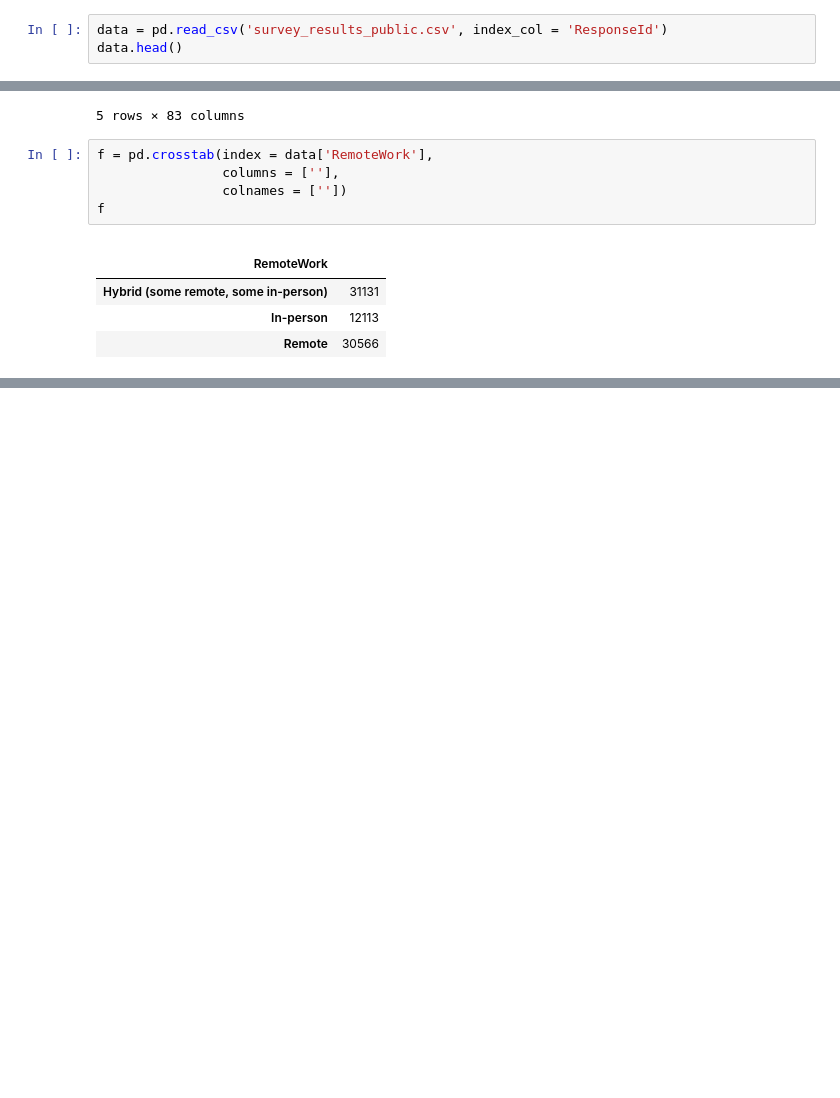
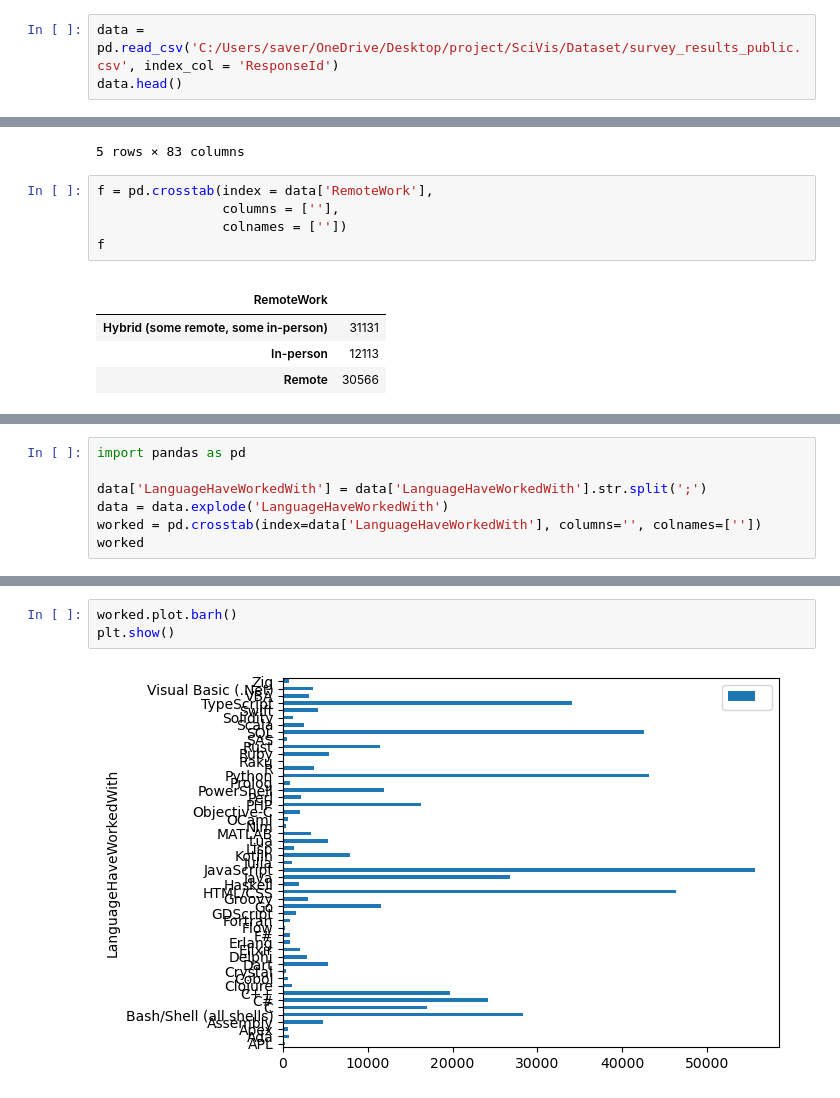
Before and after one commit to Monf11/SciVis, a Jupyter notebook: Codici/stack.ipynb, the cells around one changed output, grey strips where cells are left out. Cells and saved outputs as stored; diff of their text form; blank space fills up the shorter version.

```diff
--- a/Codici/stack.ipynb
+++ b/Codici/stack.ipynb
@@ -3,7 +3,7 @@ import pandas as pd
 import numpy as np
 import matplotlib.pyplot as plt
 # %%
-data = pd.read_csv('survey_results_public.csv', index_col = 'ResponseId')
+data = pd.read_csv('C:/Users/saver/OneDrive/Desktop/project/SciVis/Dataset/survey_results_public.csv', index_col = 'ResponseId')
 data.head()
 # %% [output]
 |  | Q120 | MainBranch | Age | Employment | RemoteWork | CodingActivities | EdLevel | LearnCode | ... |
@@ -27,0 +44,7 @@ f
+# %%
+import pandas as pd
+
+data['LanguageHaveWorkedWith'] = data['LanguageHaveWorkedWith'].str.split(';')
+data = data.explode('LanguageHaveWorkedWith')
+worked = pd.crosstab(index=data['LanguageHaveWorkedWith'], columns='', colnames=[''])
+worked
@@ -27,0 +70,5 @@ f
+# %%
+worked.plot.barh()
+plt.show()
+# %% [output]
+[figure, added]
```
Also changed, not shown: parts of 10 cells of this notebook, 47 other files.
